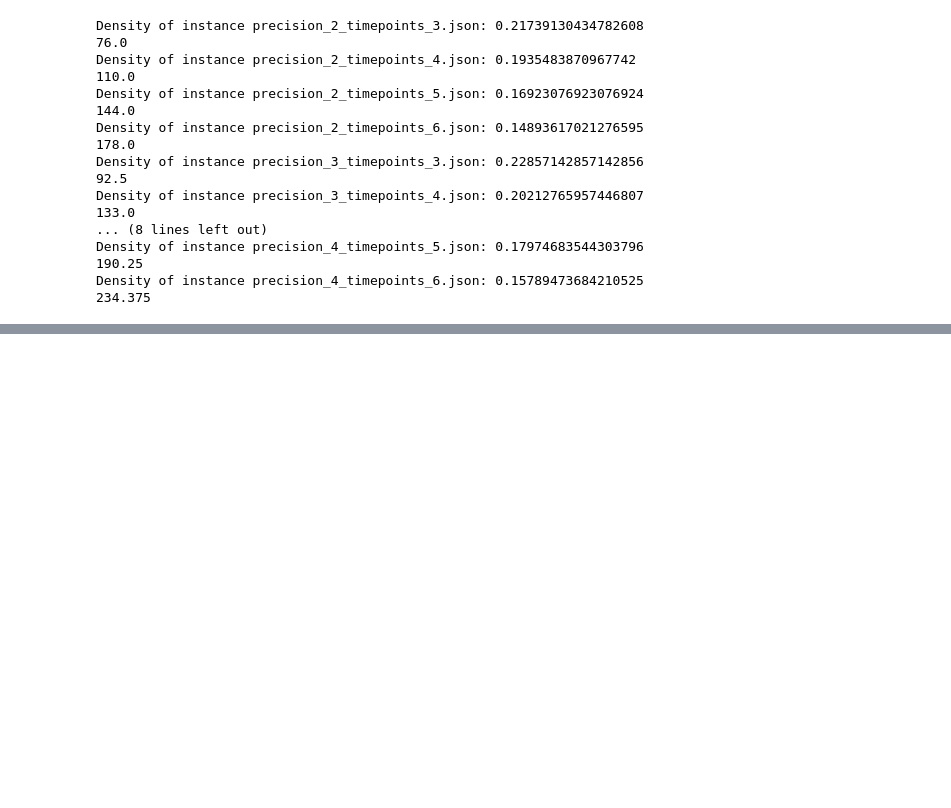
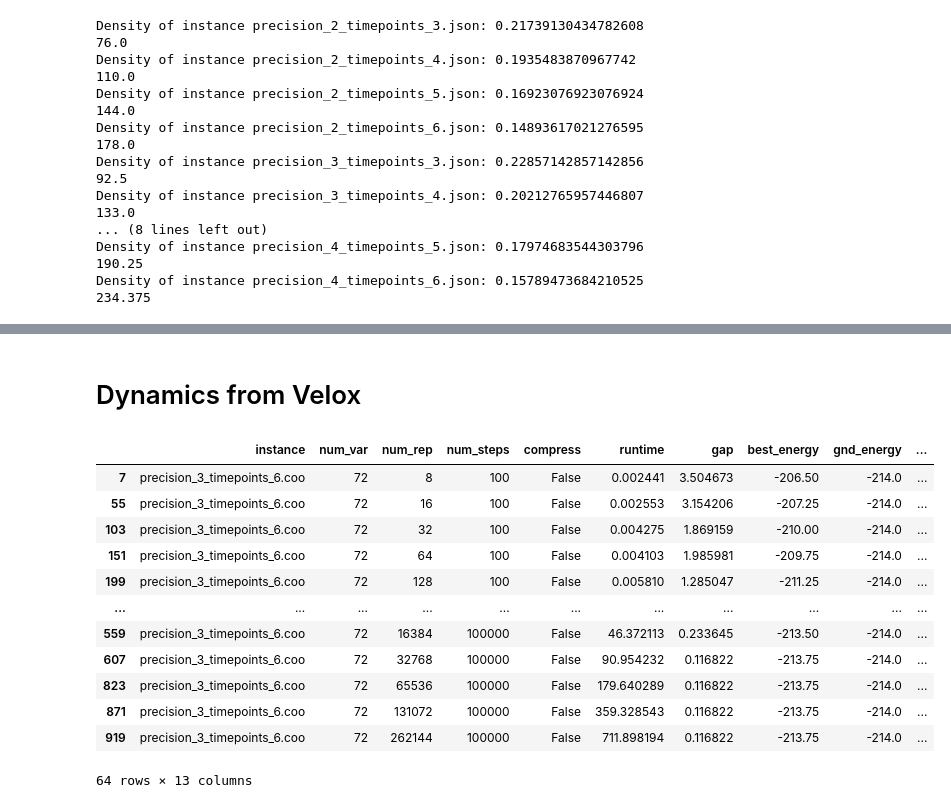
Before and after one commit to atg205/DWaveDynamics, a Jupyter notebook: notebooks/velox_instances.ipynb, the cells around one changed output, grey strips where cells are left out. Drawn from its saved outputs; the diff is of its cells as text; code cells hidden in the pictures; blank space fills up the shorter version.

```diff
--- a/notebooks/velox_instances.ipynb
+++ b/notebooks/velox_instances.ipynb
@@ -74,0 +174,54 @@ Density of instance precision_4_timepoints_6.json: 0.15789473684210525
+# %% [markdown]
+# Dynamics from Velox
+# %%
+import numpy as np
+import networkx as nx
+from dwdynamics import ComplexDynamicsProblem, Objective # Difference a. We are using ComplexDynamicsProblem
+import dimod
+import matplotlib.pyplot as plt
+# We simulate evolution under the Hamiltonian 1/2 pi * Sigma_y...
+SY = np.array([[0, -1.0j], [1.0j, 0.0]])
+PSI0 = np.array([1, 0], dtype=np.complex128)  # Difference b. Initial state can now be complex.
+
+prec = 3
+timepoints = 6
+
+
+# The problem object encapsulates all the data so you don't have to pass them around
+problem = ComplexDynamicsProblem(
+    hamiltonian=0.5 * np.pi * SY,      # Evolution under hamiltonian 0.5 * np.pi * sigma_y
+    initial_state = PSI0,              # Starting at initial state |0>,
+    times=tuple(range(timepoints)),             # With six time points 0,1,2
+    num_bits_per_var=prec               # And two bits of precision per variable
+)
+
+qubo = problem.qubo(objective=Objective.norm)
+num_int = qubo.num_interactions + 1
+while (num_int > qubo.num_interactions):
+    num_int = qubo.num_interactions
+    for key,value in qubo.quadratic.items():
+        if value == 0:
+            qubo.remove_interaction(key[0],key[1])
+# %%
+velox_results = pd.read_csv('../velox/results/best_results_pruned_1_native.csv')
+pattern = r'precision_(\d)_timepoints_(\d)'
+velox_results = velox_results[velox_results["num_steps"] < 1000000]
+velox_results.sort_values(by=['num_steps', 'num_rep'], inplace=True)
+velox_results[['precision', 'timepoints']] = velox_results['instance'].str.extract(pattern).astype(int)
+velox_results = velox_results[velox_results['precision'] == prec]
+velox_results = velox_results[velox_results['timepoints'] == timepoints]
+velox_results
+# %% [output]
+|  | instance | num_var | num_rep | num_steps | compress | runtime | gap | best_energy | gnd_energy | ... |
+| 7 | precision_3_timepoints_6.coo | 72 | 8 | 100 | False | 0.002441 | 3.504673 | -206.50 | -214.0 | ... |
+| 55 | precision_3_timepoints_6.coo | 72 | 16 | 100 | False | 0.002553 | 3.154206 | -207.25 | -214.0 | ... |
+| 103 | precision_3_timepoints_6.coo | 72 | 32 | 100 | False | 0.004275 | 1.869159 | -210.00 | -214.0 | ... |
+| 151 | precision_3_timepoints_6.coo | 72 | 64 | 100 | False | 0.004103 | 1.985981 | -209.75 | -214.0 | ... |
+| 199 | precision_3_timepoints_6.coo | 72 | 128 | 100 | False | 0.005810 | 1.285047 | -211.25 | -214.0 | ... |
+| ... | ... | ... | ... | ... | ... | ... | ... | ... | ... | ... |
+| 559 | precision_3_timepoints_6.coo | 72 | 16384 | 100000 | False | 46.372113 | 0.233645 | -213.50 | -214.0 | ... |
+| 607 | precision_3_timepoints_6.coo | 72 | 32768 | 100000 | False | 90.954232 | 0.116822 | -213.75 | -214.0 | ... |
+| 823 | precision_3_timepoints_6.coo | 72 | 65536 | 100000 | False | 179.640289 | 0.116822 | -213.75 | -214.0 | ... |
+| 871 | precision_3_timepoints_6.coo | 72 | 131072 | 100000 | False | 359.328543 | 0.116822 | -213.75 | -214.0 | ... |
+| 919 | precision_3_timepoints_6.coo | 72 | 262144 | 100000 | False | 711.898194 | 0.116822 | -213.75 | -214.0 | ... |
+64 rows × 13 columns
```
Also changed, not shown: parts of 10 cells of this notebook, 41 other files.
